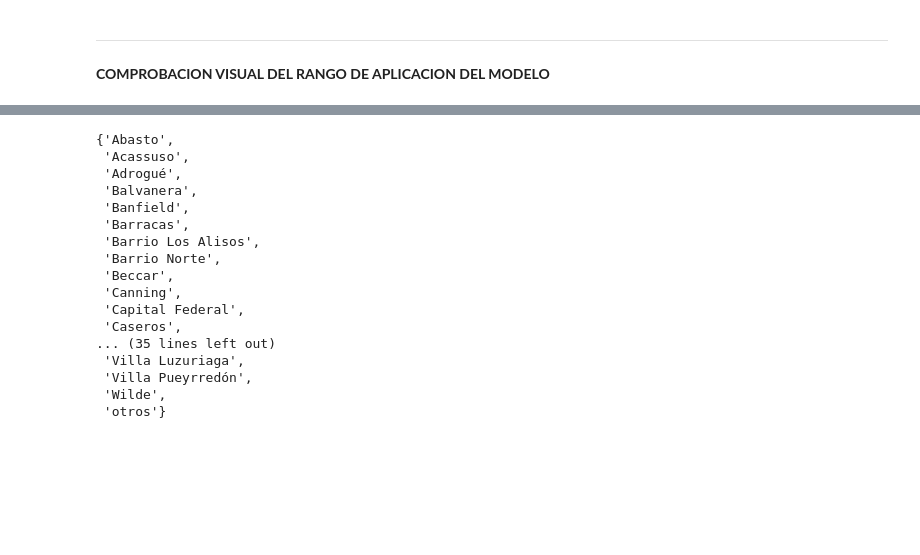
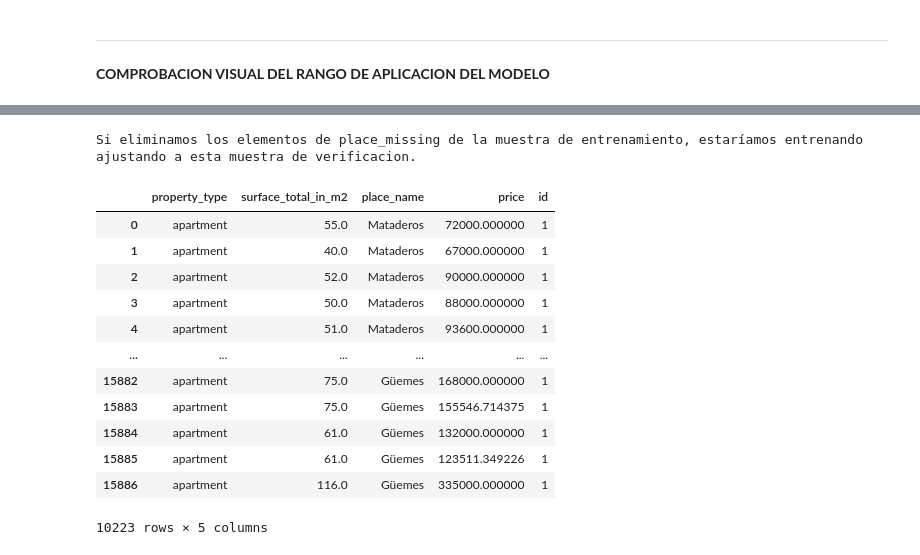
Before and after one commit to grupo4dhds/grupo4_git, a Jupyter notebook: workshop2_G4_ml.ipynb, the cells around one changed output, grey strips where cells are left out. Cells and saved outputs as stored; diff of their text form; code cells hidden in the pictures; blank space fills up the shorter version.

```diff
--- a/workshop2_G4_ml.ipynb
+++ b/workshop2_G4_ml.ipynb
@@ -628,31 +583,0 @@ difference_1
-# %%
-pd.DataFrame(Dicto['data'][1])
-#data
-set(list(muestra.place_name.unique()))
-set(serie_same)
-
-##########################
-lista_dummy_original = serie_same.values
-lista_dummy_muestra = dummy_place_sample.columns
-
-difference_1 = set(lista_dummy_original).difference(set(lista_dummy_muestra))
-difference_2 = set(lista_dummy_muestra).difference(set(lista_dummy_original))
-list_difference = list(difference_1.union(difference_2))
-# %% [output]
-{'Abasto',
- 'Acassuso',
- 'Adrogué',
- 'Balvanera',
- 'Banfield',
- 'Barracas',
- 'Barrio Los Alisos',
- 'Barrio Norte',
- 'Beccar',
- 'Canning',
- 'Capital Federal',
- 'Caseros',
-... (35 lines left out)
- 'Villa Luzuriaga',
- 'Villa Pueyrredón',
- 'Wilde',
- 'otros'}
@@ -666,0 +584,21 @@ list_difference = list(difference_1.union(difference_2))
+# %%
+dataview_1 = dataview_1.drop(dataview_1[dataview_1.place_name.isin(list(place_missing))].index)
+#
+print ('Si eliminamos los elementos de place_missing de la muestra de entrenamiento, estaríamos entrenando ajustando a esta muestra de verificacion.')
+#
+dataview_1
+# %% [output]
+Si eliminamos los elementos de place_missing de la muestra de entrenamiento, estaríamos entrenando ajustando a esta muestra de verificacion.
+|  | property_type | surface_total_in_m2 | place_name | price | id |
+| 0 | apartment | 55.0 | Mataderos | 72000.000000 | 1 |
+| 1 | apartment | 40.0 | Mataderos | 67000.000000 | 1 |
+| 2 | apartment | 52.0 | Mataderos | 90000.000000 | 1 |
+| 3 | apartment | 50.0 | Mataderos | 88000.000000 | 1 |
+| 4 | apartment | 51.0 | Mataderos | 93600.000000 | 1 |
+| ... | ... | ... | ... | ... | ... |
+| 15882 | apartment | 75.0 | Güemes | 168000.000000 | 1 |
+| 15883 | apartment | 75.0 | Güemes | 155546.714375 | 1 |
+| 15884 | apartment | 61.0 | Güemes | 132000.000000 | 1 |
+| 15885 | apartment | 61.0 | Güemes | 123511.349226 | 1 |
+| 15886 | apartment | 116.0 | Güemes | 335000.000000 | 1 |
+10223 rows × 5 columns
```
Also changed, not shown: parts of 8 cells of this notebook, 2 other files.
